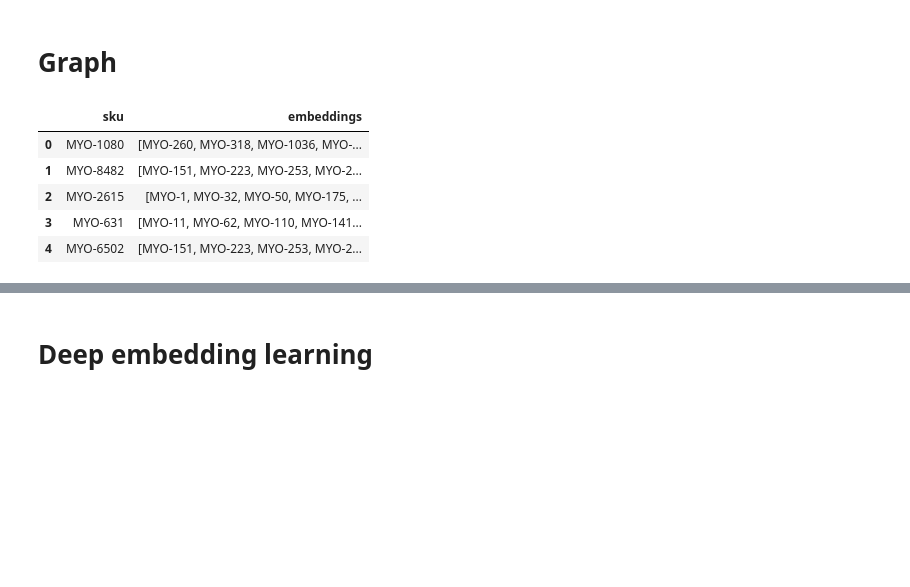
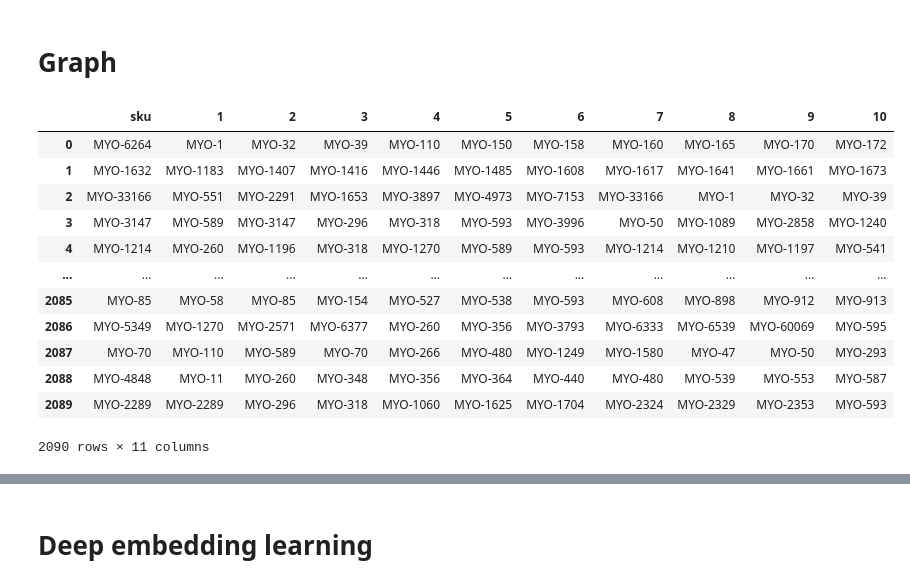
Before and after one commit to yigitozgenc/item_based_recommendation, a Jupyter notebook: sandbox.ipynb, the cells around one changed output, grey strips where cells are left out. Saved outputs shown, nothing was run; the diff lists cells and outputs as text; code cells hidden in the pictures; blank space fills up the shorter version.

Commit message:
graph recommendation exploded

```diff
--- a/sandbox.ipynb
+++ b/sandbox.ipynb
@@ -60,7 +60,7 @@ def prepare_dataset(df):
     df.sku = "MYO-" + df.sku.astype(str)
     return df
 # %%
-df = prepare_dataset(data)[:1000]
+df = prepare_dataset(data)[:5000]
 # %%
 df.columns
 # %% [output]
@@ -228,7 +228,6 @@ def graph_relations(source,G_users):
         list: A list of recommended product SKUs.
     """
     commons_dict = {}
-    commons_dict = {}
     for e in G_users.neighbors(source):
         for e2 in G_users.edges(e):
             if e2==source:
@@ -254,16 +253,28 @@ def graph_recommendations(df):
 
     G_users = create_graph(df)
     product_sku = pd.DataFrame(list(set(df.sku))).rename(columns={0:"sku"})
-    product_sku["embeddings"]=product_sku.sku.apply(lambda x: graph_relations(x,G_users))
+    product_sku["recommendations"]=product_sku.sku.apply(lambda x: graph_relations(x,G_users))
+
+    for i in range(1,11):
+        product_sku[i] = product_sku.recommendations.apply(lambda x:x[i-1])
+
+    product_sku.drop(columns = "recommendations",inplace=True)
     return product_sku
 # %%
 recommendations = graph_recommendations(df)
 # %%
-recommendations.head()
+recommendations
 # %% [output]
-|  | sku | embeddings |
-| 0 | MYO-1080 | [MYO-260, MYO-318, MYO-1036, MYO-... |
-| 1 | MYO-8482 | [MYO-151, MYO-223, MYO-253, MYO-2... |
-| 2 | MYO-2615 | [MYO-1, MYO-32, MYO-50, MYO-175, ... |
-| 3 | MYO-631 | [MYO-11, MYO-62, MYO-110, MYO-141... |
-| 4 | MYO-6502 | [MYO-151, MYO-223, MYO-253, MYO-2... |
+|  | sku | 1 | 2 | 3 | 4 | 5 | 6 | 7 | 8 | 9 | 10 |
+| 0 | MYO-6264 | MYO-1 | MYO-32 | MYO-39 | MYO-110 | MYO-150 | MYO-158 | MYO-160 | MYO-165 | MYO-170 | MYO-172 |
+| 1 | MYO-1632 | MYO-1183 | MYO-1407 | MYO-1416 | MYO-1446 | MYO-1485 | MYO-1608 | MYO-1617 | MYO-1641 | MYO-1661 | MYO-1673 |
+| 2 | MYO-33166 | MYO-551 | MYO-2291 | MYO-1653 | MYO-3897 | MYO-4973 | MYO-7153 | MYO-33166 | MYO-1 | MYO-32 | MYO-39 |
+| 3 | MYO-3147 | MYO-589 | MYO-3147 | MYO-296 | MYO-318 | MYO-593 | MYO-3996 | MYO-50 | MYO-1089 | MYO-2858 | MYO-1240 |
+| 4 | MYO-1214 | MYO-260 | MYO-1196 | MYO-318 | MYO-1270 | MYO-589 | MYO-593 | MYO-1214 | MYO-1210 | MYO-1197 | MYO-541 |
+| ... | ... | ... | ... | ... | ... | ... | ... | ... | ... | ... | ... |
+| 2085 | MYO-85 | MYO-58 | MYO-85 | MYO-154 | MYO-527 | MYO-538 | MYO-593 | MYO-608 | MYO-898 | MYO-912 | MYO-913 |
+| 2086 | MYO-5349 | MYO-1270 | MYO-2571 | MYO-6377 | MYO-260 | MYO-356 | MYO-3793 | MYO-6333 | MYO-6539 | MYO-60069 | MYO-595 |
+| 2087 | MYO-70 | MYO-110 | MYO-589 | MYO-70 | MYO-266 | MYO-480 | MYO-1249 | MYO-1580 | MYO-47 | MYO-50 | MYO-293 |
+| 2088 | MYO-4848 | MYO-11 | MYO-260 | MYO-348 | MYO-356 | MYO-364 | MYO-440 | MYO-480 | MYO-539 | MYO-553 | MYO-587 |
+| 2089 | MYO-2289 | MYO-2289 | MYO-296 | MYO-318 | MYO-1060 | MYO-1625 | MYO-1704 | MYO-2324 | MYO-2329 | MYO-2353 | MYO-593 |
+2090 rows × 11 columns
```
Also changed, not shown: parts of 4 cells of this notebook, 5 other files.
